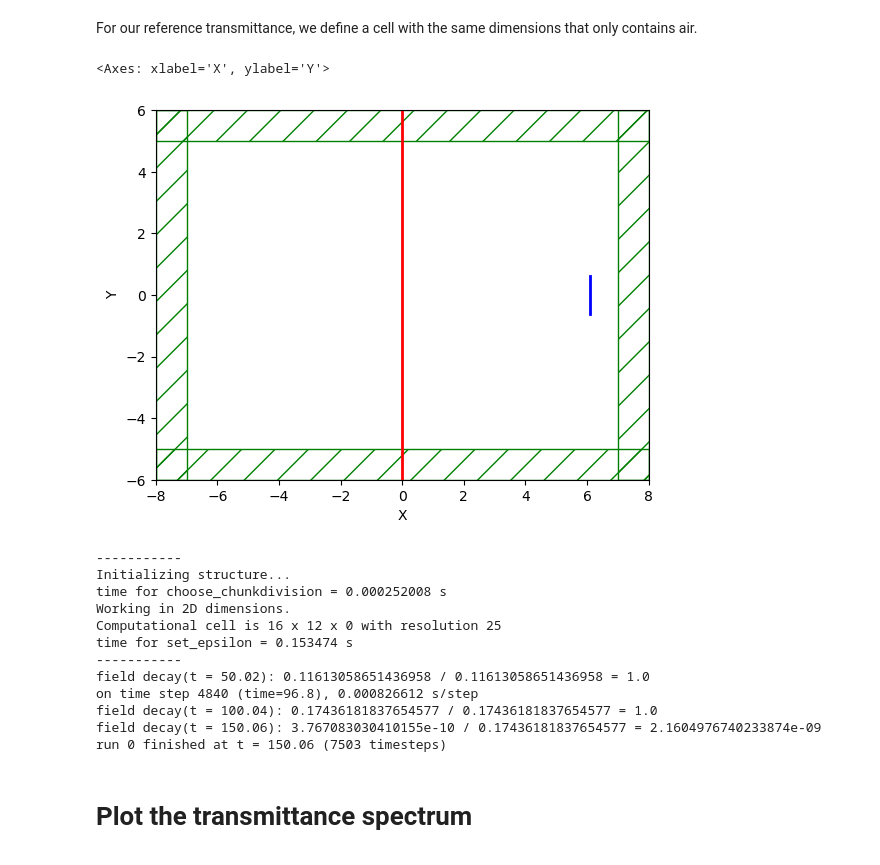
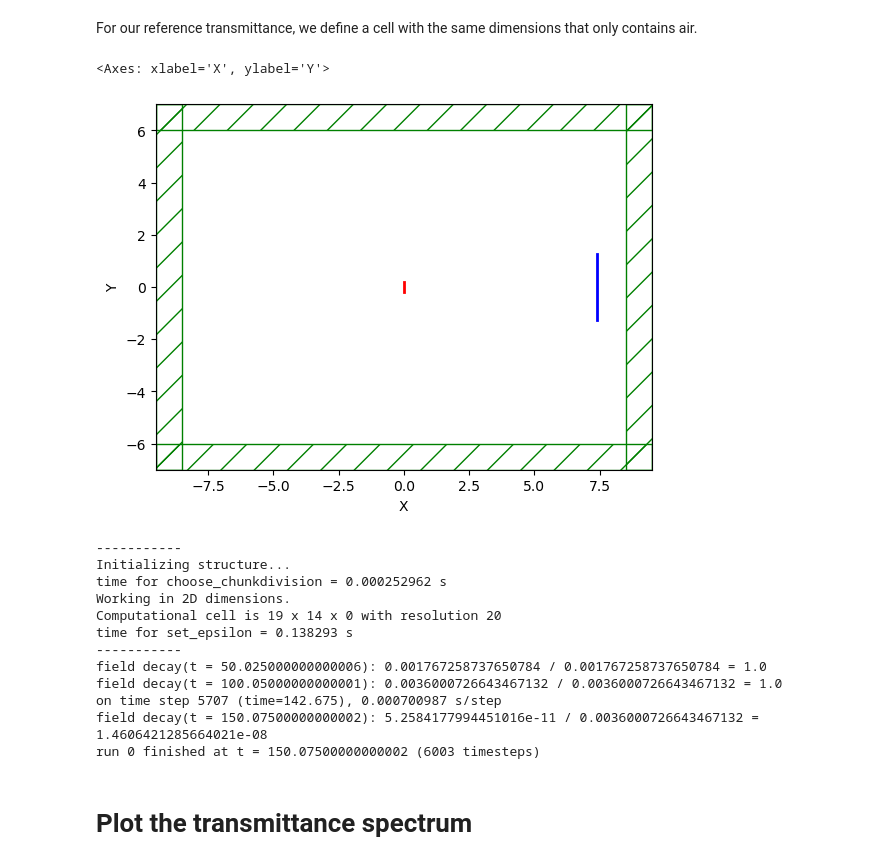
Before and after one commit to anthony-zhou/waveguide, a Jupyter notebook: transmission.ipynb, the cells around one changed output. Cells and saved outputs as stored; diff of their text form; code cells hidden in the pictures.

Commit message:
Modified device structure and made source smaller

```diff
--- a/transmission.ipynb
+++ b/transmission.ipynb
@@ -13,10 +13,10 @@ We want to model a photonic crystal with lattice constant *a* = 0.420 microns.
 
 For now, we ignore thickness and treat the crystal as a 2-dimensional structure.
 # %%
-resolution = 25
+resolution = 20
 a = 0.420
-w = 12
-h = 8
+w = 15
+h = 10
 d = 0.26
 r = 0.3 * a
 default_material = mp.Medium(epsilon=10.4329)
@@ -74,7 +74,7 @@ df = 0.1     # pulse width (in frequency)
 sources = [mp.Source(mp.GaussianSource(fcen,fwidth=df),
                      component=mp.Ez,
                      center=mp.Vector3(),
-                     size=mp.Vector3(0,w,0))]
+                     size=mp.Vector3(0,a,0))]
 # %%
 sim = mp.Simulation(cell_size=cell,
                     boundary_layers=pml_layers,
@@ -113,8 +113,8 @@ First, we compute the transmittance from the structure itself.
 # %%
 nfreq = 200  # number of frequencies at which to compute flux
 
-# transmitted flux (across a 3a tall line, 0.1 micron to the right of the waveguide)
-tran_fr = mp.FluxRegion(center=mp.Vector3(w / 2 + 0.1, 0, 0), size=mp.Vector3(0,3*a,0))
+# transmitted flux (across a 3a tall line, 0.1 micron from the right edge of the waveguide)
+tran_fr = mp.FluxRegion(center=mp.Vector3(w / 2 - 0.1, 0, 0), size=mp.Vector3(0, h/4,0))
 tran = sim.add_flux(fcen, df, nfreq, tran_fr)
 
 sim.plot2D()
@@ -141,5 +141,5 @@ sim.plot2D()
 # %%
-pt = mp.Vector3(w / 2 + 0.1, 3 * a)
+pt = mp.Vector3(w / 2 + 0.1, h/4)
 
 sim.run(until_after_sources=mp.stop_when_fields_decayed(50,mp.Ez,pt,1e-3))
 # %% [output]
@@ -169,24 +169,27 @@ For our reference transmittance, we define a cell with the same dimensions that
 # %%
 sim.reset_meep()
 geometry = []
-
+# geometry = [mp.Block(size=mp.Vector3(w, h, mp.inf),
+#                      center=mp.Vector3(),
+#                      material=default_material),
+#                      ]
 sim = mp.Simulation(cell_size=cell,
                     boundary_layers=pml_layers,
                     geometry=geometry,
                     sources=sources,
                     resolution=resolution)
 
 
-tran_fr = mp.FluxRegion(center=mp.Vector3(w / 2 + 0.1, 0, 0), size=mp.Vector3(0,3*a,0))
+tran_fr = mp.FluxRegion(center=mp.Vector3(w / 2 - 0.1, 0, 0), size=mp.Vector3(0,h/4,0))
 tran = sim.add_flux(fcen, df, nfreq, tran_fr)
 sim.plot2D()
 # %% [output]
 <Axes: xlabel='X', ylabel='Y'>
-[figure, old version]
+[figure, new version]
 # %%
-pt = mp.Vector3(w / 2 + 0.1, 3 * a)
+pt = mp.Vector3(w / 2 + 0.1, h/4)
 
-sim.run(until_after_sources=mp.stop_when_fields_decayed(50,mp.Ez,pt,1e-3))
+sim.run(until_after_sources=mp.stop_when_fields_decayed(50,mp.Ez,pt,5e-3))
 
 air_tran_flux = mp.get_fluxes(tran)
 
@@ -194,16 +197,16 @@ flux_freqs = mp.get_flux_freqs(tran)
 # %% [output]
 -----------
 Initializing structure...
-time for choose_chunkdivision = 0.000252008 s
+time for choose_chunkdivision = 0.000252962 s
 Working in 2D dimensions.
-Computational cell is 16 x 12 x 0 with resolution 25
-time for set_epsilon = 0.153474 s
+Computational cell is 19 x 14 x 0 with resolution 20
+time for set_epsilon = 0.138293 s
 -----------
-field decay(t = 50.02): 0.11613058651436958 / 0.11613058651436958 = 1.0
-on time step 4840 (time=96.8), 0.000826612 s/step
-field decay(t = 100.04): 0.17436181837654577 / 0.17436181837654577 = 1.0
-field decay(t = 150.06): 3.767083030410155e-10 / 0.17436181837654577 = 2.1604976740233874e-09
-run 0 finished at t = 150.06 (7503 timesteps)
+field decay(t = 50.025000000000006): 0.001767258737650784 / 0.001767258737650784 = 1.0
+field decay(t = 100.05000000000001): 0.0036000726643467132 / 0.0036000726643467132 = 1.0
+on time step 5707 (time=142.675), 0.000700987 s/step
+field decay(t = 150.07500000000002): 5.2584177994451016e-11 / 0.0036000726643467132 = 1.4606421285664021e-08
+run 0 finished at t = 150.07500000000002 (6003 timesteps)
 # %% [markdown]
 # Plot the transmittance spectrum
 # %% [markdown]
```
Also changed, not shown: parts of 4 cells of this notebook.
